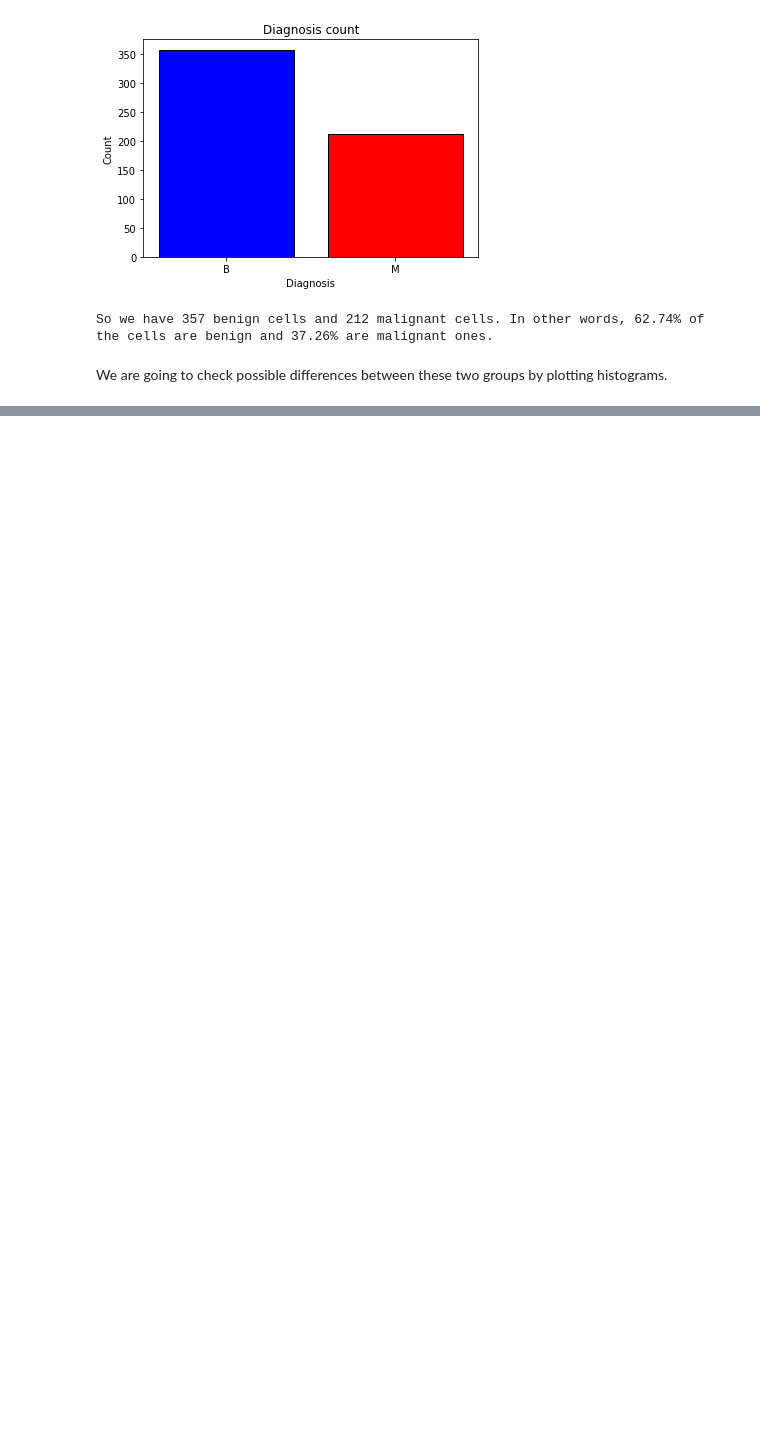
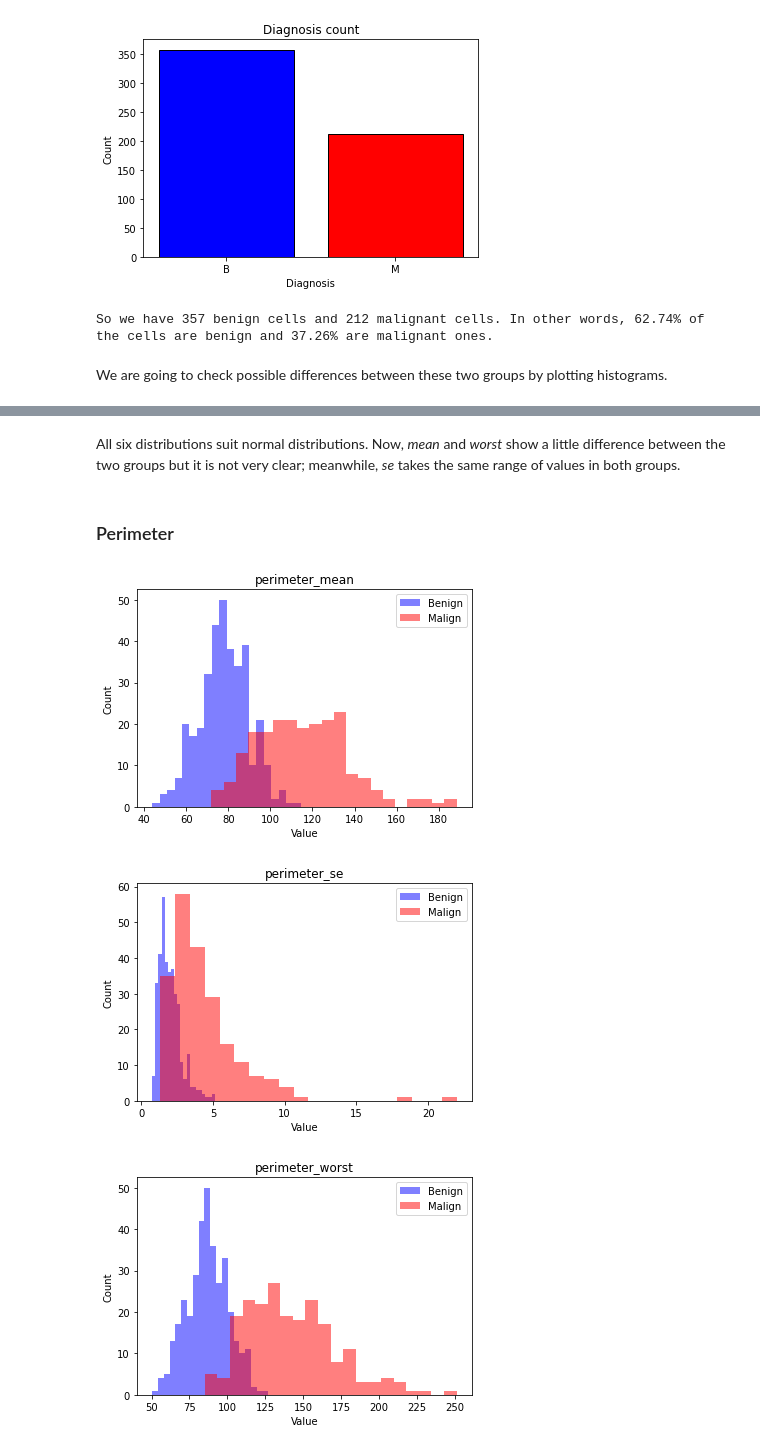
Before and after one commit to mgp165/TFG, a Jupyter notebook: data/EDA/breast_cancer.ipynb, the cells around one changed output, grey strips where cells are left out. Drawn from its saved outputs; the diff is of its cells as text; code cells hidden in the pictures; blank space fills up the shorter version.

```diff
--- a/data/EDA/breast_cancer.ipynb
+++ b/data/EDA/breast_cancer.ipynb
@@ -100,0 +139,22 @@ plt.show()
+# %% [markdown]
+All six distributions suit normal distributions. Now, _mean_ and _worst_ show a little difference between the two groups but it is not very clear; meanwhile, _se_ takes the same range of values in both groups.
+# %% [markdown]
+### Perimeter
+# %%
+feature = 'perimeter'
+
+for sufix in sufixes:
+
+    plt.hist(group_b[feature+sufix], bins=20, alpha=0.5, label='Benign', color='blue')
+    plt.hist(group_m[feature+sufix], bins=20, alpha=0.5, label='Malign', color='red')
+
+    plt.title(feature+sufix)
+    plt.xlabel('Value')
+    plt.ylabel('Count')
+    plt.legend()
+
+    plt.show()
+# %% [output]
+[figure, added]
+[figure, added]
+[figure, added]
```
Also changed, not shown: parts of 34 cells of this notebook.
